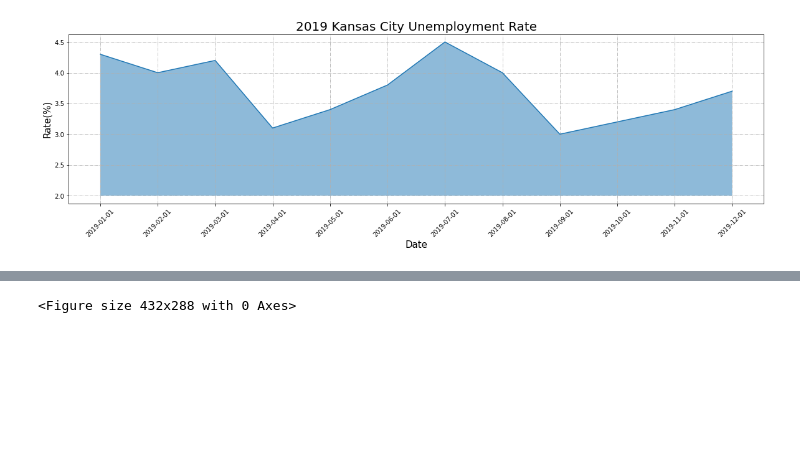
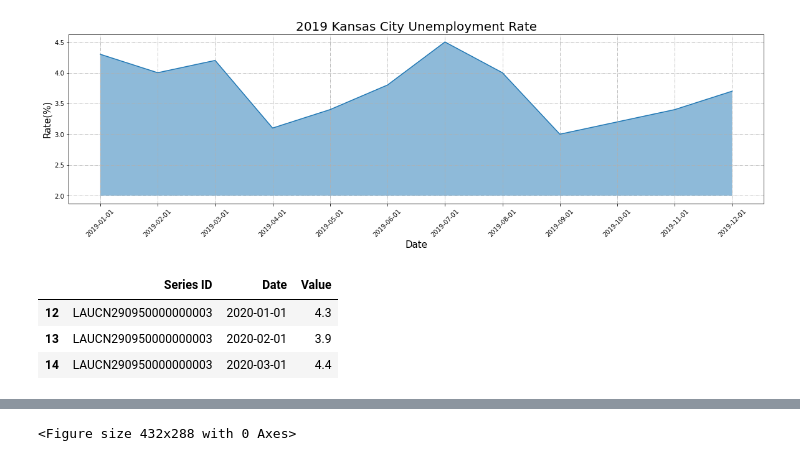
Before and after one commit to E-Weber/EKN-Project, a Jupyter notebook: Unemployment_EW/Unemployment_EW.ipynb, the cells around one changed output, grey strips where cells are left out. Drawn from its saved outputs; the diff is of its cells as text; code cells hidden in the pictures; blank space fills up the shorter version.

```diff
--- a/Unemployment_EW/Unemployment_EW.ipynb
+++ b/Unemployment_EW/Unemployment_EW.ipynb
@@ -107,7 +78,12 @@ plt.show()
 # %%
                 # 2020 Unemployment rate information
 bottom = rate_df.loc[12:23]
-bottom
+bottom.head(3)
+# %% [output]
+|  | Series ID | Date | Value |
+| 12 | LAUCN290950000000003 | 2020-01-01 | 4.3 |
+| 13 | LAUCN290950000000003 | 2020-02-01 | 3.9 |
+| 14 | LAUCN290950000000003 | 2020-03-01 | 4.4 |
 # %%
 Bvalue = bottom['Value'].sum()
 Bvalue
```
Also changed, not shown: parts of 29 cells of this notebook, 7 other files.
